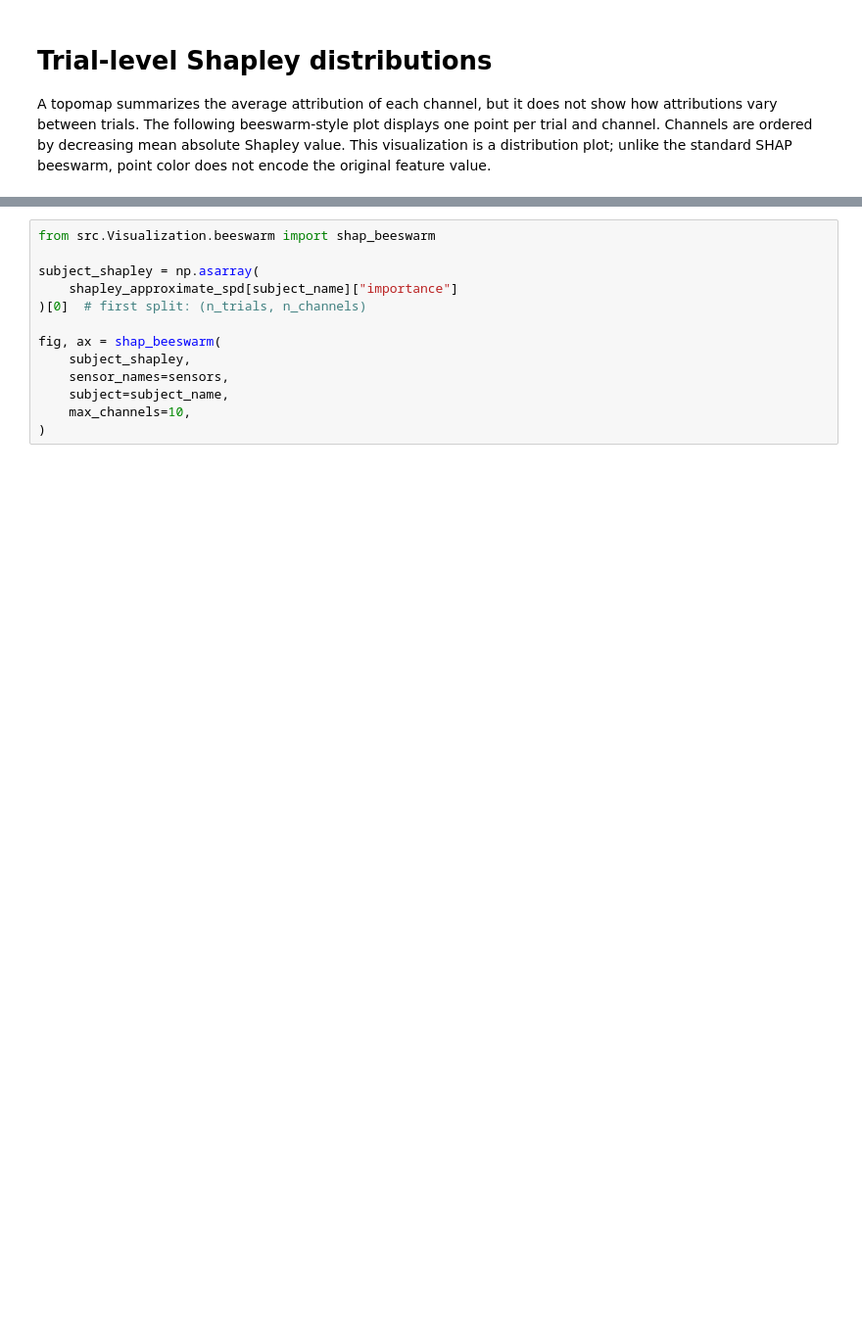
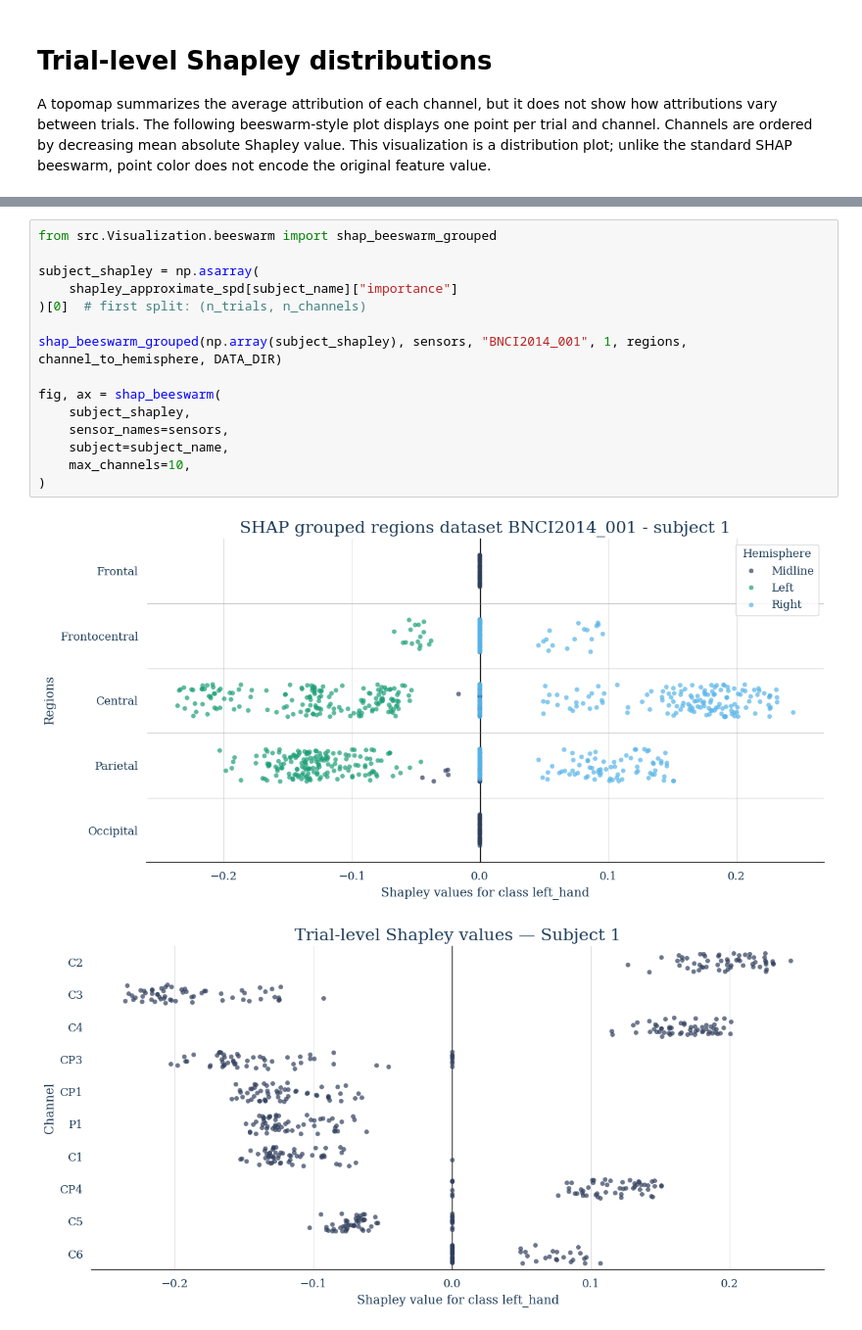
Before and after one commit to oceanemille/Interpretability-Rieman-BCI, a Jupyter notebook: Reproducing_and_Exploring_Results.ipynb, the cells around one changed output, grey strips where cells are left out. Shown at 98% size. Saved outputs shown, nothing was run; the diff lists cells and outputs as text; blank space fills up the shorter version.

```diff
--- a/Reproducing_and_Exploring_Results.ipynb
+++ b/Reproducing_and_Exploring_Results.ipynb
@@ -663,13 +738,18 @@ A topomap summarizes the average attribution of each channel, but it does not sh
 # %%
-from src.Visualization.beeswarm import shap_beeswarm
+from src.Visualization.beeswarm import shap_beeswarm_grouped
 
 subject_shapley = np.asarray(
     shapley_approximate_spd[subject_name]["importance"]
 )[0]  # first split: (n_trials, n_channels)
+
+shap_beeswarm_grouped(np.array(subject_shapley), sensors, "BNCI2014_001", 1, regions, channel_to_hemisphere, DATA_DIR)
 
 fig, ax = shap_beeswarm(
     subject_shapley,
     sensor_names=sensors,
     subject=subject_name,
     max_channels=10,
 )
+# %% [output]
+[figure, added]
+[figure, added]
```
Also changed, not shown: parts of 16 cells of this notebook, 28 other files.
